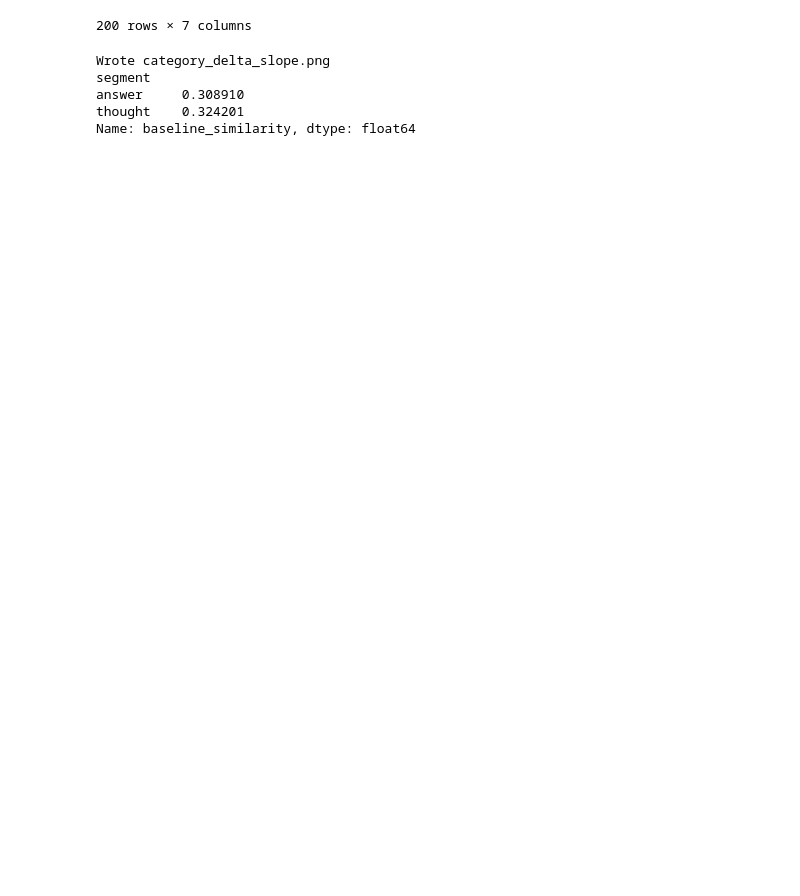
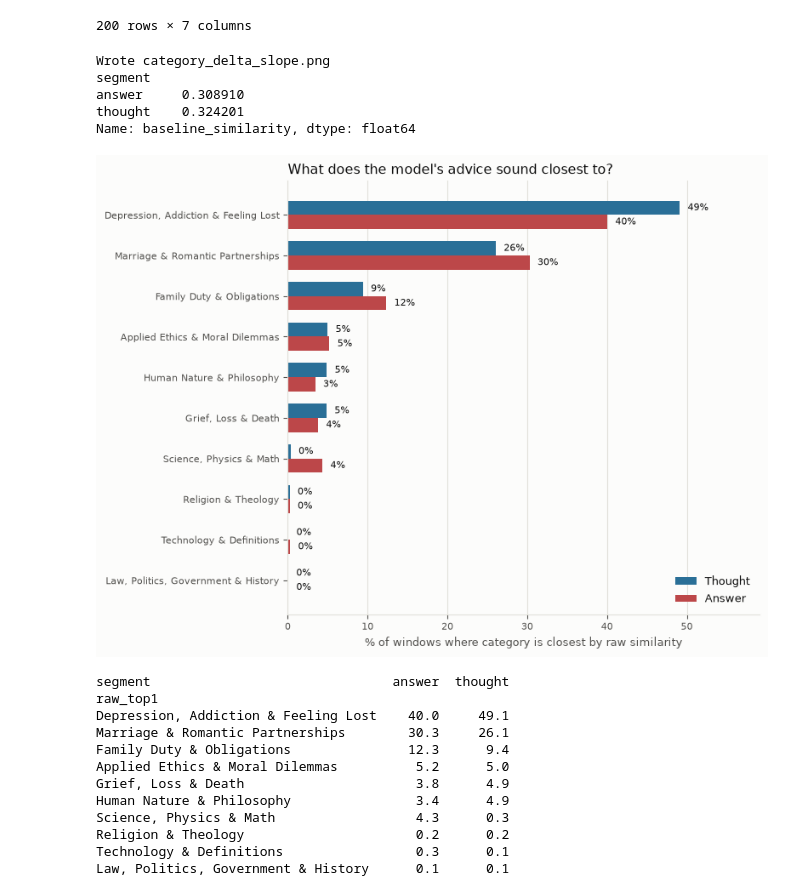
Before and after one commit to suzanaSSP/Jlens_part3, a Jupyter notebook: scripts/eda.ipynb, the cells around one changed output. Cells and saved outputs as stored; diff of their text form; code cells hidden in the pictures; blank space fills up the shorter version.

```diff
--- a/scripts/eda.ipynb
+++ b/scripts/eda.ipynb
@@ -2,7 +2,8 @@
 import pandas as pd
 import matplotlib.pyplot as plt
 # %%
-df = pd.read_json('non_benchmark_961.json')
-df_benchmark_summary = pd.read_csv('benchmark_summary.csv')
-df_cat_delta_detail = pd.read_csv('category_delta_detail.csv')
-df_cat_delta_summary = pd.read_csv('category_delta_summary.csv')
+df = pd.read_json('../data/prompts_json/non_benchmark_961.json')
+df_benchmark_summary = pd.read_csv('../data/benchmark_summary.csv')
+df_cat_delta_detail = pd.read_csv('../data/category_delta_detail.csv')
+df_cat_delta_summary = pd.read_csv('../data/category_delta_summary.csv')
+df_cat_presence = pd.read_csv('../data/benchmark_category_presence.csv')
@@ -148,3 +169,66 @@ segment
 answer     0.308910
 thought    0.324201
 Name: baseline_similarity, dtype: float64
+# %%
+# Which category does a window look closest to on RAW similarity alone (no
+# baseline correction)? This is the "attractor" pattern from
+# benchmark_category_presence.py's docstring: personal-advice-style benchmark
+# questions tend to land closest to a couple of categories regardless of
+# their actual topic, rather than spreading evenly across all 10.
+raw_cols = [c for c in df_cat_presence.columns if c.startswith("raw__")]
+df_cat_presence["raw_top1"] = (
+    df_cat_presence[raw_cols].idxmax(axis=1).str.replace("raw__", "", regex=False)
+)
+
+# Share of windows (not raw counts) per segment, since thought and answer
+# segments have very different total window counts and raw counts wouldn't
+# be comparable side by side.
+counts = df_cat_presence.groupby(["raw_top1", "segment"]).size().unstack("segment", fill_value=0)
+pct = (counts.div(counts.sum(axis=0), axis=1) * 100).sort_values("thought")
+
+THOUGHT_COLOR = "#2a6f97"
+ANSWER_COLOR = "#bc4749"
+
+fig, ax = plt.subplots(figsize=(8, 6), facecolor=SURFACE)
+ax.set_facecolor(SURFACE)
+
+y = range(len(pct))
+bar_h = 0.35
+ax.barh([i + bar_h / 2 for i in y], pct["thought"], height=bar_h, color=THOUGHT_COLOR, label="Thought", zorder=2)
+ax.barh([i - bar_h / 2 for i in y], pct["answer"], height=bar_h, color=ANSWER_COLOR, label="Answer", zorder=2)
+
+for i, (t_val, a_val) in enumerate(zip(pct["thought"], pct["answer"])):
+    ax.text(t_val + 1, i + bar_h / 2, f"{t_val:.0f}%", va="center", fontsize=8, color=TEXT_PRIMARY)
+    ax.text(a_val + 1, i - bar_h / 2, f"{a_val:.0f}%", va="center", fontsize=8, color=TEXT_PRIMARY)
+
+ax.set_yticks(list(y))
+ax.set_yticklabels(pct.index, fontsize=9, color=TEXT_PRIMARY)
+ax.set_xlim(0, pct.to_numpy().max() + 10)
+ax.set_xlabel("% of windows where category is closest by raw similarity",
+              color=TEXT_SECONDARY, fontsize=9)
+ax.set_title("What does the model's advice sound closest to?",
+             color=TEXT_PRIMARY, fontsize=11.5, loc="left")
+ax.grid(True, color=GRIDLINE, linewidth=0.8, axis="x", zorder=0)
+ax.spines[["top", "right"]].set_visible(False)
+ax.spines[["left", "bottom"]].set_color(GRIDLINE)
+ax.tick_params(colors=TEXT_SECONDARY, labelsize=8)
+ax.legend(frameon=False, fontsize=9, labelcolor=TEXT_PRIMARY, loc="lower right")
+
+fig.tight_layout()
+fig.savefig("../images/raw_top1_category_share.png", dpi=150, facecolor=SURFACE, bbox_inches="tight")
+plt.show()
+print(pct.round(1).sort_values("thought", ascending=False))
+# %% [output]
+[figure, added]
+segment                               answer  thought
+raw_top1
+Depression, Addiction & Feeling Lost    40.0     49.1
+Marriage & Romantic Partnerships        30.3     26.1
+Family Duty & Obligations               12.3      9.4
+Applied Ethics & Moral Dilemmas          5.2      5.0
+Grief, Loss & Death                      3.8      4.9
+Human Nature & Philosophy                3.4      4.9
+Science, Physics & Math                  4.3      0.3
+Religion & Theology                      0.2      0.2
+Technology & Definitions                 0.3      0.1
+Law, Politics, Government & History      0.1      0.1
```
Also changed, not shown: parts of 3 cells of this notebook, 4 other files.
